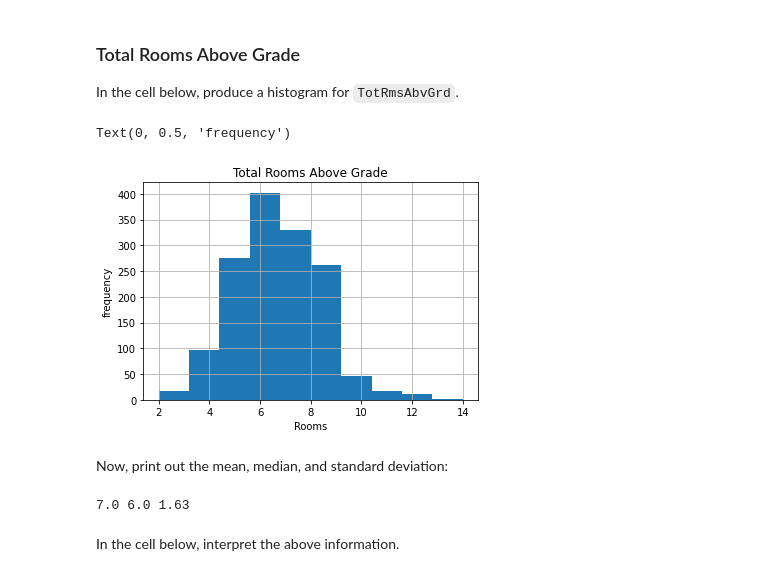
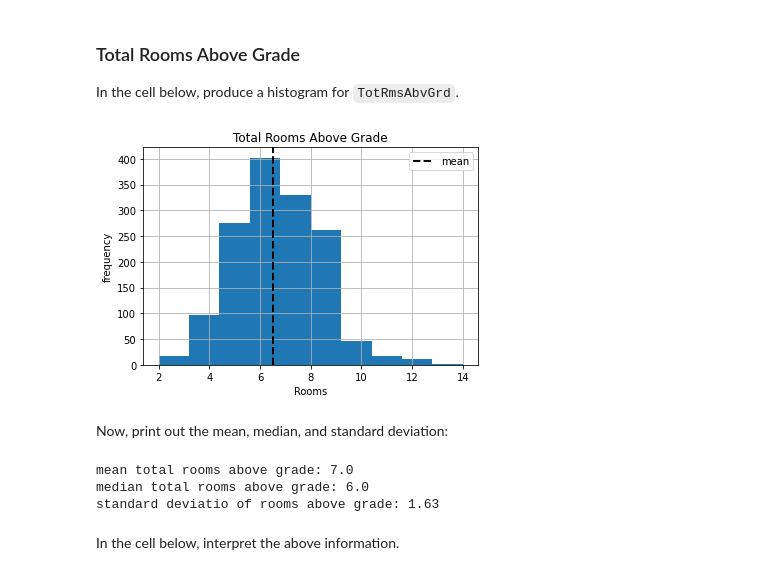
Before and after one commit to chogevic/dsc-pandas-eda-lab, a Jupyter notebook: index.ipynb, the cells around one changed output. Drawn from its saved outputs; the diff is of its cells as text; code cells hidden in the pictures.

```diff
--- a/index.ipynb
+++ b/index.ipynb
@@ -200,24 +203,26 @@ In the cell below, produce a histogram for `TotRmsAbvGrd`.
 # %%
 # Your code here
 TotRmsAbvGrd = df["TotRmsAbvGrd"]
 TotRmsAbvGrd.hist()
+plt.axvline(TotRmsAbvGrd.mean(), color='black',linewidth=2, linestyle='dashed', label='mean')
+plt.legend()
 plt.title("Total Rooms Above Grade")
 plt.xlabel("Rooms")
 plt.ylabel("frequency")
+plt.show()
 # %% [output]
-Text(0, 0.5, 'frequency')
-[figure, old version]
+[figure, new version]
 # %% [markdown]
 Now, print out the mean, median, and standard deviation:
 # %%
 # Your code here
-print(
-    round(TotRmsAbvGrd.mean()),
-    round(TotRmsAbvGrd.median(),2),
-    round(TotRmsAbvGrd.std(),2)
-    )
+print("mean total rooms above grade:", round(TotRmsAbvGrd.mean()))
+print("median total rooms above grade:", round(TotRmsAbvGrd.median(),2))
+print("standard deviatio of rooms above grade:",round(TotRmsAbvGrd.std(),2))
 # %% [output]
-7.0 6.0 1.63
+mean total rooms above grade: 7.0
+median total rooms above grade: 6.0
+standard deviatio of rooms above grade: 1.63
 # %% [markdown]
 In the cell below, interpret the above information.
 # %%
```
Also changed, not shown: parts of 17 cells of this notebook.
